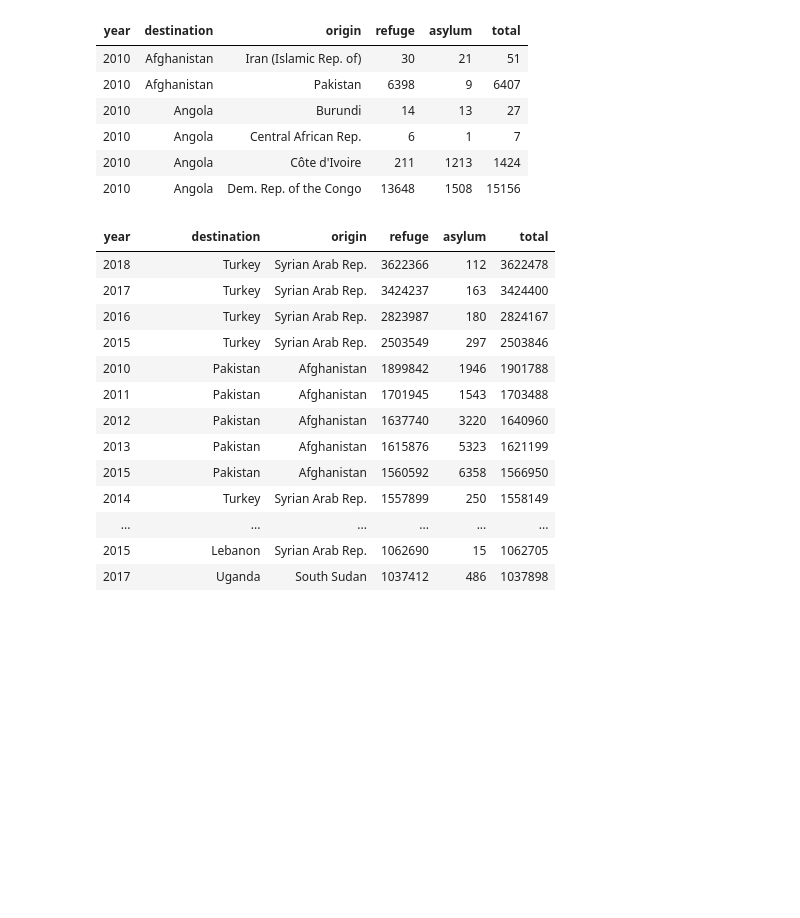
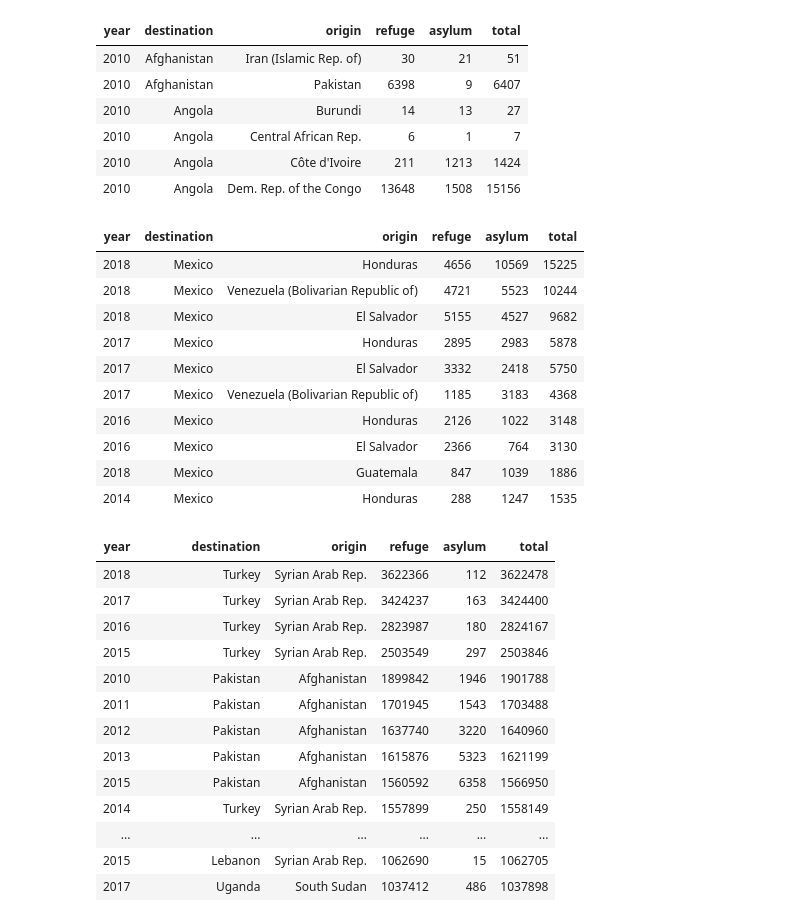
Before and after one commit to lexahl/Data-Sets-for-Analysis, a Jupyter notebook: refugee.ipynb, the cells around one changed output. Saved outputs shown, nothing was run; the diff lists cells and outputs as text; code cells hidden in the pictures; blank space fills up the shorter version.

```diff
--- a/refugee.ipynb
+++ b/refugee.ipynb
@@ -82,6 +99,21 @@ head(data)
 | 2010 | Angola | Dem. Rep. of the Congo | 13648 | 1508 | 15156 |
 # %%
 largest<-arrange(data,desc(total))
+# %%
+mex<-filter(largest,destination=="Mexico")
+head(mex,10)
+# %% [output]
+| year | destination | origin | refuge | asylum | total |
+| 2018 | Mexico | Honduras | 4656 | 10569 | 15225 |
+| 2018 | Mexico | Venezuela (Bolivarian Republic of) | 4721 | 5523 | 10244 |
+| 2018 | Mexico | El Salvador | 5155 | 4527 | 9682 |
+| 2017 | Mexico | Honduras | 2895 | 2983 | 5878 |
+| 2017 | Mexico | El Salvador | 3332 | 2418 | 5750 |
+| 2017 | Mexico | Venezuela (Bolivarian Republic of) | 1185 | 3183 | 4368 |
+| 2016 | Mexico | Honduras | 2126 | 1022 | 3148 |
+| 2016 | Mexico | El Salvador | 2366 | 764 | 3130 |
+| 2018 | Mexico | Guatemala | 847 | 1039 | 1886 |
+| 2014 | Mexico | Honduras | 288 | 1247 | 1535 |
 # %%
 head(largest,20)
 # %% [output]
```
Also changed, not shown: parts of 11 cells of this notebook.
